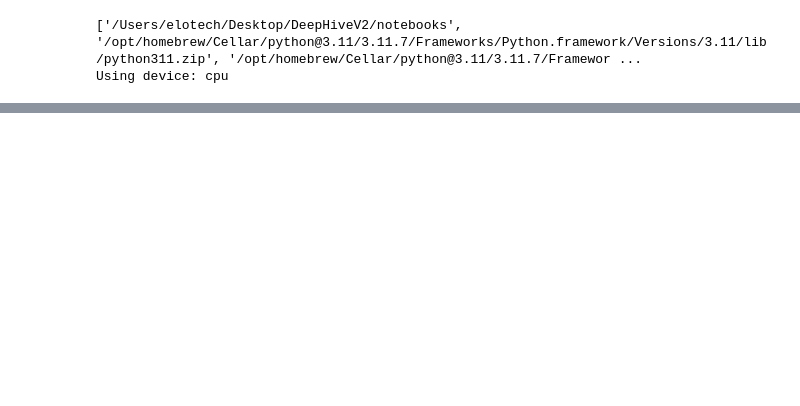
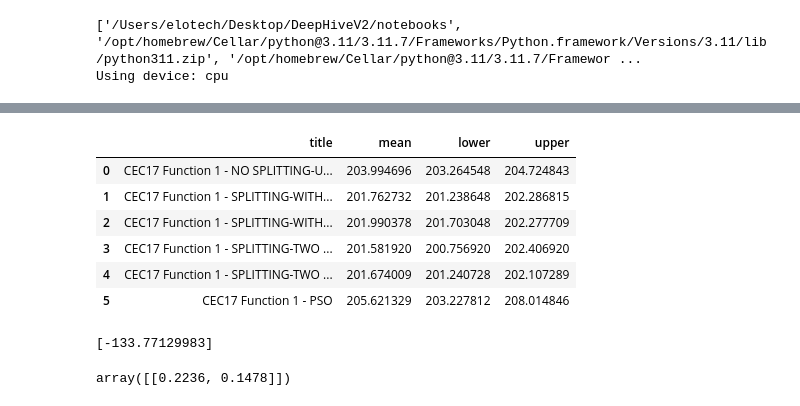
Before and after one commit to DMO-LAB/deephiveV2, a Jupyter notebook: notebooks/comparison.ipynb, the cells around one changed output, grey strips where cells are left out. Cells and saved outputs as stored; diff of their text form; code cells hidden in the pictures; blank space fills up the shorter version.

```diff
--- a/notebooks/comparison.ipynb
+++ b/notebooks/comparison.ipynb
@@ -64,0 +58,37 @@ Number of algorithms: 4
+# %%
+def load_json(config_path):
+    with open(config_path, 'r') as f:
+        config = json.load(f)
+    return config
+
+def mean_confidence_interval(data, confidence=0.95):
+    # check if data is just a single array and reshape it to a 2D array
+    if len(data.shape) == 1:
+        data = data.reshape(1, -1)
+    a = 1.0 * np.array(data)
+    n = len(a)
+    m, se = np.mean(a, axis = 0), scipy.stats.sem(a)
+    h = se * scipy.stats.t.ppf((1 + confidence) / 2., n-1)
+    return m, m-h, m+h
+# %%
+label_list = []
+gbest_values = []
+for i, exp_num in enumerate(exp_list):
+    exp_path = result_path + "exp_" + str(exp_num) + "/"
+    # load the .npy file
+    gbest_values.append(np.load(exp_path + f"gbestVals.npy") * -1)
+    # get the label
+    summary_json = load_json(exp_path + "run_summary.json")
+    title = summary_json["title"]
+    label_list.append(title)
+# %%
+result_comparision = []
+for i, gbest in enumerate(gbest_values):
+    mean, lower, upper = mean_confidence_interval(gbest)
+    result_comparision.append({
+        "title": label_list[i],
+        "mean": mean[-1],
+        "lower": lower[-1],
+        "upper": upper[-1],
+    })
+    #result_comparision[label_list[i]] = {"mean": mean[-1], "lower": lower[-1], "upper": upper[-1]}
@@ -64,0 +115,15 @@ Number of algorithms: 4
+# %%
+# create a dataframe from the result_comparision
+import pandas as pd
+df = pd.DataFrame(result_comparision)
+df.to_csv("/Users/elotech/Desktop/DeepHiveV2/experiments/results/comparison_" + str(compare_num) +".csv")
+# %%
+df
+# %% [output]
+|  | title | mean | lower | upper |
+| 0 | CEC17 Function 1 - NO SPLITTING-U... | 203.994696 | 203.264548 | 204.724843 |
+| 1 | CEC17 Function 1 - SPLITTING-WITH... | 201.762732 | 201.238648 | 202.286815 |
+| 2 | CEC17 Function 1 - SPLITTING-WITH... | 201.990378 | 201.703048 | 202.277709 |
+| 3 | CEC17 Function 1 - SPLITTING-TWO ... | 201.581920 | 200.756920 | 202.406920 |
+| 4 | CEC17 Function 1 - SPLITTING-TWO ... | 201.674009 | 201.240728 | 202.107289 |
+| 5 | CEC17 Function 1 - PSO | 205.621329 | 203.227812 | 208.014846 |
@@ -64,0 +134,10 @@ Number of algorithms: 4
+# %%
+params = np.array([[-55.28, -70.43]])
+f_x = f1(params)
+print(f_x)
+# %% [output]
+[-133.77129983]
+# %%
+ScalingHelper.scale(params, d_min=-100, d_max=100)
+# %% [output]
+array([[0.2236, 0.1478]])
```
Also changed, not shown: parts of 5 cells of this notebook, 41 other files.
